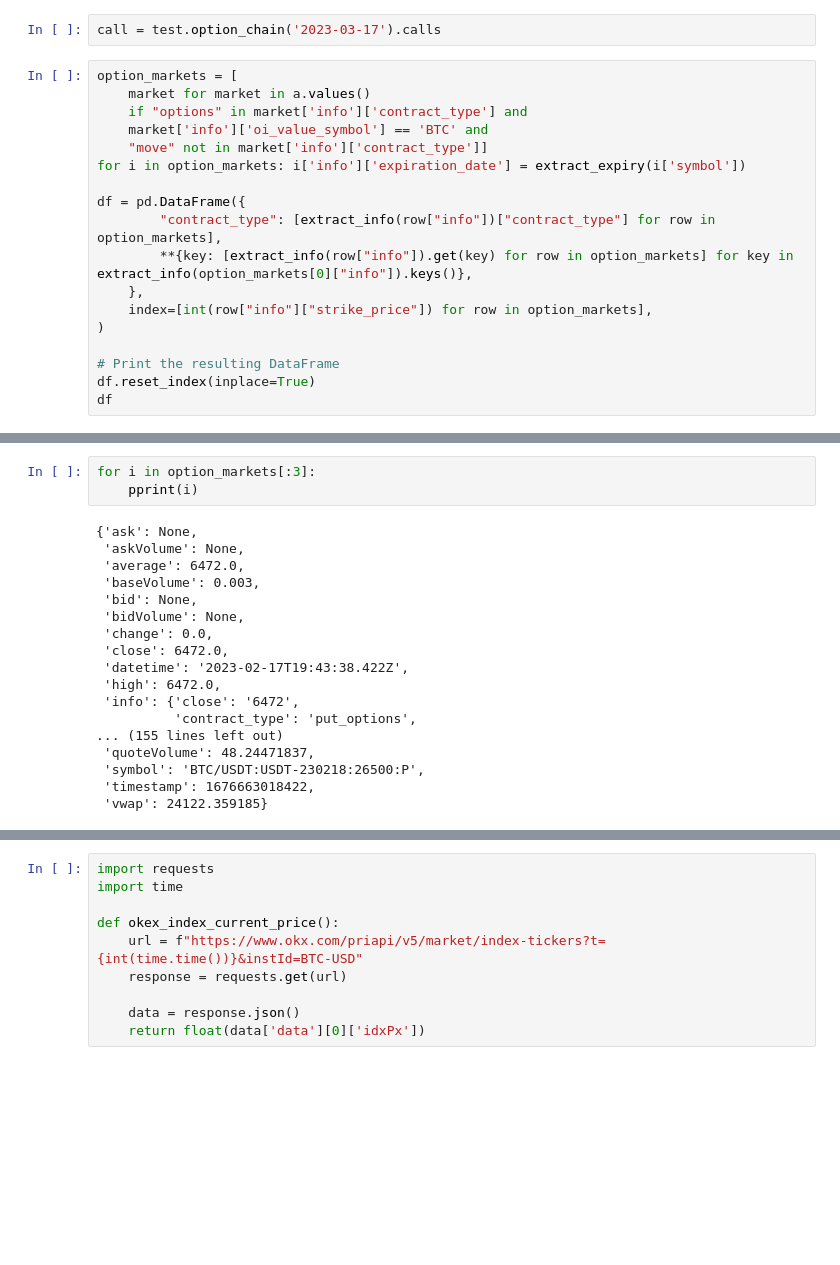
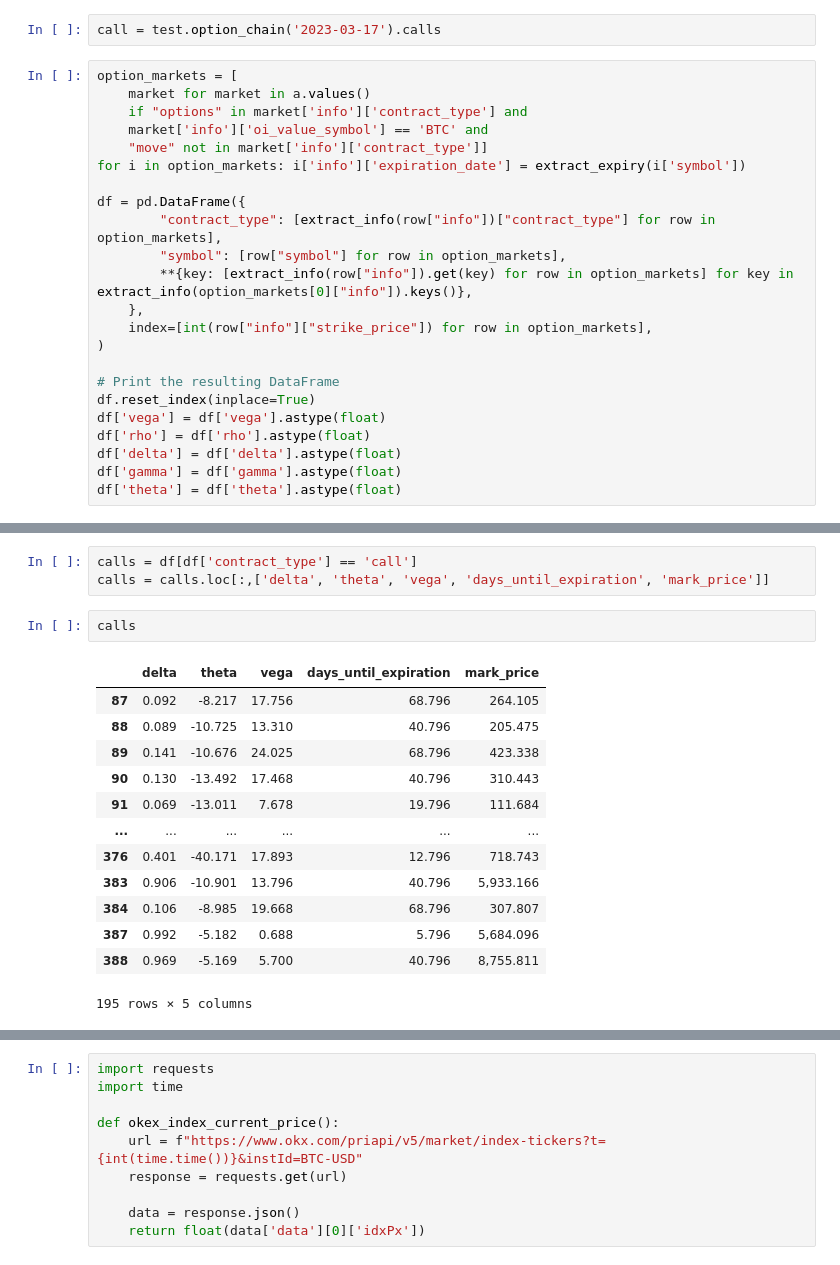
Before and after one commit to Altway/data-acc, a Jupyter notebook: delta_exchange_api.ipynb, the cells around one changed output, grey strips where cells are left out. Saved outputs shown, nothing was run; the diff lists cells and outputs as text; blank space fills up the shorter version.

```diff
--- a/delta_exchange_api.ipynb
+++ b/delta_exchange_api.ipynb
@@ -237,6 +251,7 @@ for i in option_markets: i['info']['expiration_date'] = extract_expiry(i['symbol
 
 df = pd.DataFrame({
         "contract_type": [extract_info(row["info"])["contract_type"] for row in option_markets],
+        "symbol": [row["symbol"] for row in option_markets],
         **{key: [extract_info(row["info"]).get(key) for row in option_markets] for key in extract_info(option_markets[0]["info"]).keys()},
     },
     index=[int(row["info"]["strike_price"]) for row in option_markets],
@@ -244,4 +259,8 @@ df = pd.DataFrame({
 
 # Print the resulting DataFrame
 df.reset_index(inplace=True)
-df
+df['vega'] = df['vega'].astype(float)
+df['rho'] = df['rho'].astype(float)
+df['delta'] = df['delta'].astype(float)
+df['gamma'] = df['gamma'].astype(float)
+df['theta'] = df['theta'].astype(float)
@@ -262,21 +267,19 @@ df
-# %%
-for i in option_markets[:3]:
-    pprint(i)
-# %% [output]
-{'ask': None,
- 'askVolume': None,
- 'average': 6472.0,
- 'baseVolume': 0.003,
- 'bid': None,
- 'bidVolume': None,
- 'change': 0.0,
- 'close': 6472.0,
- 'datetime': '2023-02-17T19:43:38.422Z',
- 'high': 6472.0,
- 'info': {'close': '6472',
-          'contract_type': 'put_options',
-... (155 lines left out)
- 'quoteVolume': 48.24471837,
- 'symbol': 'BTC/USDT:USDT-230218:26500:P',
- 'timestamp': 1676663018422,
- 'vwap': 24122.359185}
+# %%
+calls = df[df['contract_type'] == 'call']
+calls = calls.loc[:,['delta', 'theta', 'vega', 'days_until_expiration', 'mark_price']]
+# %%
+calls
+# %% [output]
+|  | delta | theta | vega | days_until_expiration | mark_price |
+| 87 | 0.092 | -8.217 | 17.756 | 68.796 | 264.105 |
+| 88 | 0.089 | -10.725 | 13.310 | 40.796 | 205.475 |
+| 89 | 0.141 | -10.676 | 24.025 | 68.796 | 423.338 |
+| 90 | 0.130 | -13.492 | 17.468 | 40.796 | 310.443 |
+| 91 | 0.069 | -13.011 | 7.678 | 19.796 | 111.684 |
+| ... | ... | ... | ... | ... | ... |
+| 376 | 0.401 | -40.171 | 17.893 | 12.796 | 718.743 |
+| 383 | 0.906 | -10.901 | 13.796 | 40.796 | 5,933.166 |
+| 384 | 0.106 | -8.985 | 19.668 | 68.796 | 307.807 |
+| 387 | 0.992 | -5.182 | 0.688 | 5.796 | 5,684.096 |
+| 388 | 0.969 | -5.169 | 5.700 | 40.796 | 8,755.811 |
+195 rows × 5 columns
```
Also changed, not shown: parts of 13 cells of this notebook.
